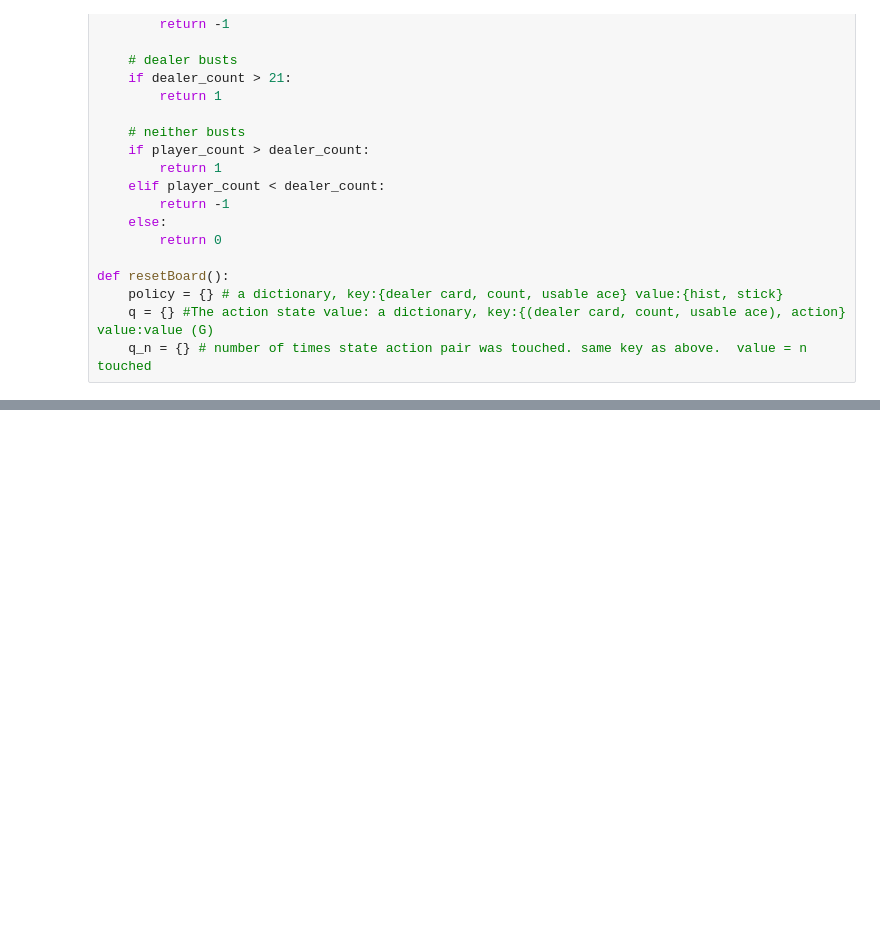
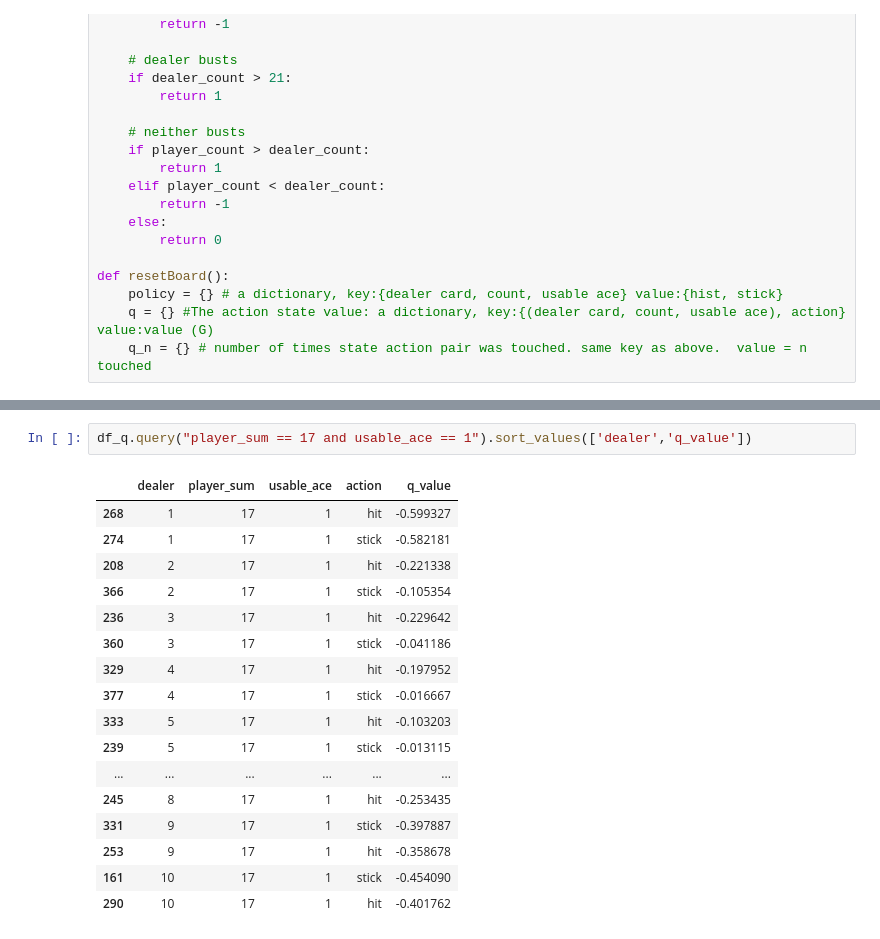
Before and after one commit to gjschwartz72/reinforcment_learning, a Jupyter notebook: Chapter 5/Black_Jack_1.ipynb, the cells around one changed output, grey strips where cells are left out. Drawn from its saved outputs; the diff is of its cells as text; blank space fills up the shorter version.

```diff
--- a/Chapter 5/Black_Jack_1.ipynb
+++ b/Chapter 5/Black_Jack_1.ipynb
@@ -367,0 +414,20 @@ for k, v in policy.items():
+# %%
+df_q.query("player_sum == 17 and usable_ace == 1").sort_values(['dealer','q_value'])
+# %% [output]
+|  | dealer | player_sum | usable_ace | action | q_value |
+| 268 | 1 | 17 | 1 | hit | -0.599327 |
+| 274 | 1 | 17 | 1 | stick | -0.582181 |
+| 208 | 2 | 17 | 1 | hit | -0.221338 |
+| 366 | 2 | 17 | 1 | stick | -0.105354 |
+| 236 | 3 | 17 | 1 | hit | -0.229642 |
+| 360 | 3 | 17 | 1 | stick | -0.041186 |
+| 329 | 4 | 17 | 1 | hit | -0.197952 |
+| 377 | 4 | 17 | 1 | stick | -0.016667 |
+| 333 | 5 | 17 | 1 | hit | -0.103203 |
+| 239 | 5 | 17 | 1 | stick | -0.013115 |
+| ... | ... | ... | ... | ... | ... |
+| 245 | 8 | 17 | 1 | hit | -0.253435 |
+| 331 | 9 | 17 | 1 | stick | -0.397887 |
+| 253 | 9 | 17 | 1 | hit | -0.358678 |
+| 161 | 10 | 17 | 1 | stick | -0.454090 |
+| 290 | 10 | 17 | 1 | hit | -0.401762 |
```
Also changed, not shown: parts of 34 cells of this notebook.
